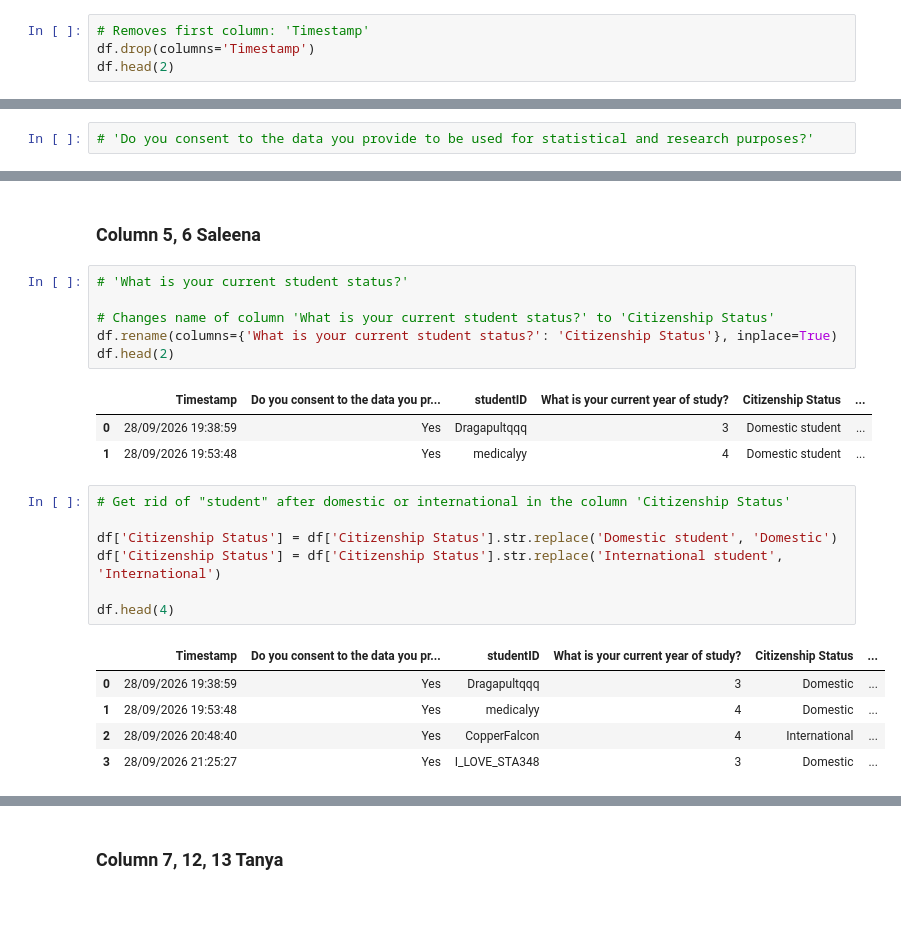
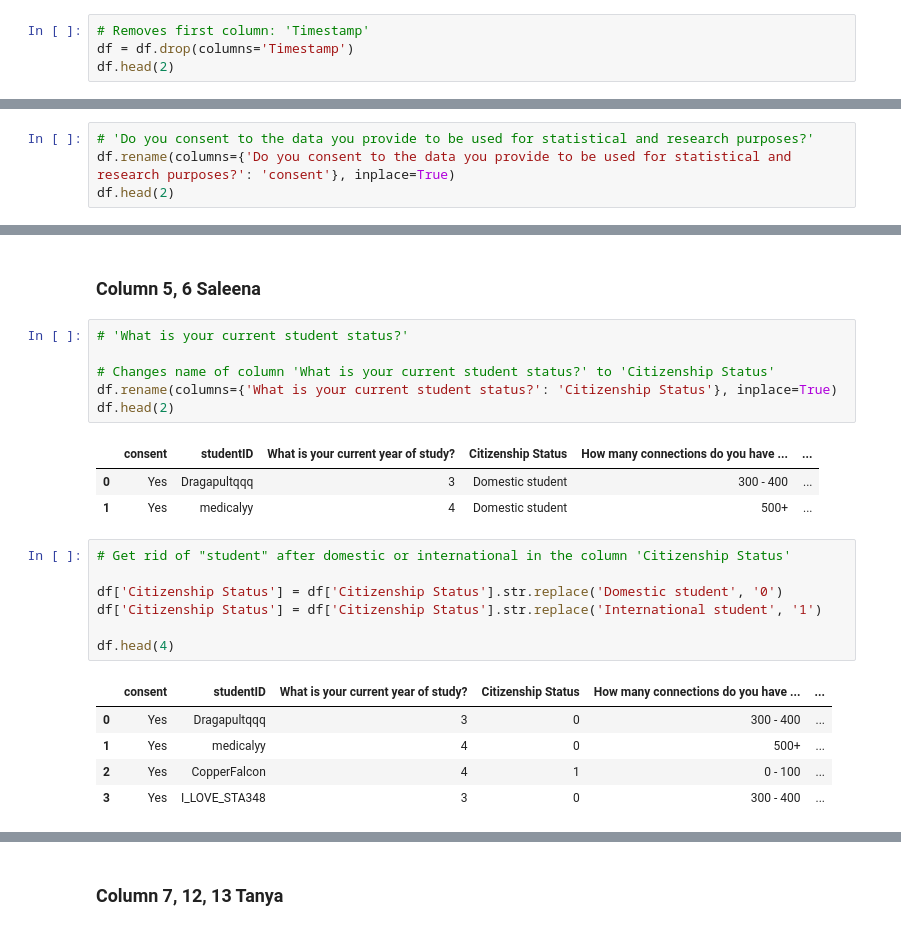
Before and after one commit to saleenaq06/sta304-Project, a Jupyter notebook: DataCollection/main.ipynb, the cells around one changed output, grey strips where cells are left out. Cells and saved outputs as stored; diff of their text form.

```diff
--- a/DataCollection/main.ipynb
+++ b/DataCollection/main.ipynb
@@ -36,6 +36,6 @@ df.columns.tolist()
 ### Column 1, 2, 3, 4
 # %%
 # Removes first column: 'Timestamp'
-df.drop(columns='Timestamp')
+df = df.drop(columns='Timestamp')
 df.head(2)
 # %% [output]
@@ -45,2 +45,4 @@ df.head(2)
 # %%
 # 'Do you consent to the data you provide to be used for statistical and research purposes?'
+df.rename(columns={'Do you consent to the data you provide to be used for statistical and research purposes?': 'consent'}, inplace=True)
+df.head(2)
@@ -78,22 +84,22 @@ df.head(2)
 df.rename(columns={'What is your current student status?': 'Citizenship Status'}, inplace=True)
 df.head(2)
 # %% [output]
-|  | Timestamp | Do you consent to the data you pr... | studentID | What is your current year of study? | Citizenship Status | ... |
-| 0 | 28/09/2026 19:38:59 | Yes | Dragapultqqq | 3 | Domestic student | ... |
-| 1 | 28/09/2026 19:53:48 | Yes | medicalyy | 4 | Domestic student | ... |
+|  | consent | studentID | What is your current year of study? | Citizenship Status | How many connections do you have ... | ... |
+| 0 | Yes | Dragapultqqq | 3 | Domestic student | 300 - 400 | ... |
+| 1 | Yes | medicalyy | 4 | Domestic student | 500+ | ... |
 # %%
 # Get rid of "student" after domestic or international in the column 'Citizenship Status'
 
-df['Citizenship Status'] = df['Citizenship Status'].str.replace('Domestic student', 'Domestic')
-df['Citizenship Status'] = df['Citizenship Status'].str.replace('International student', 'International')
+df['Citizenship Status'] = df['Citizenship Status'].str.replace('Domestic student', '0')
+df['Citizenship Status'] = df['Citizenship Status'].str.replace('International student', '1')
 
 df.head(4)
 # %% [output]
-|  | Timestamp | Do you consent to the data you pr... | studentID | What is your current year of study? | Citizenship Status | ... |
-| 0 | 28/09/2026 19:38:59 | Yes | Dragapultqqq | 3 | Domestic | ... |
-| 1 | 28/09/2026 19:53:48 | Yes | medicalyy | 4 | Domestic | ... |
-| 2 | 28/09/2026 20:48:40 | Yes | CopperFalcon | 4 | International | ... |
-| 3 | 28/09/2026 21:25:27 | Yes | I_LOVE_STA348 | 3 | Domestic | ... |
+|  | consent | studentID | What is your current year of study? | Citizenship Status | How many connections do you have ... | ... |
+| 0 | Yes | Dragapultqqq | 3 | 0 | 300 - 400 | ... |
+| 1 | Yes | medicalyy | 4 | 0 | 500+ | ... |
+| 2 | Yes | CopperFalcon | 4 | 1 | 0 - 100 | ... |
+| 3 | Yes | I_LOVE_STA348 | 3 | 0 | 300 - 400 | ... |
 # %%
 # 'How many connections do you have on LinkedIn?'
 
```
Also changed, not shown: parts of 14 cells of this notebook.
